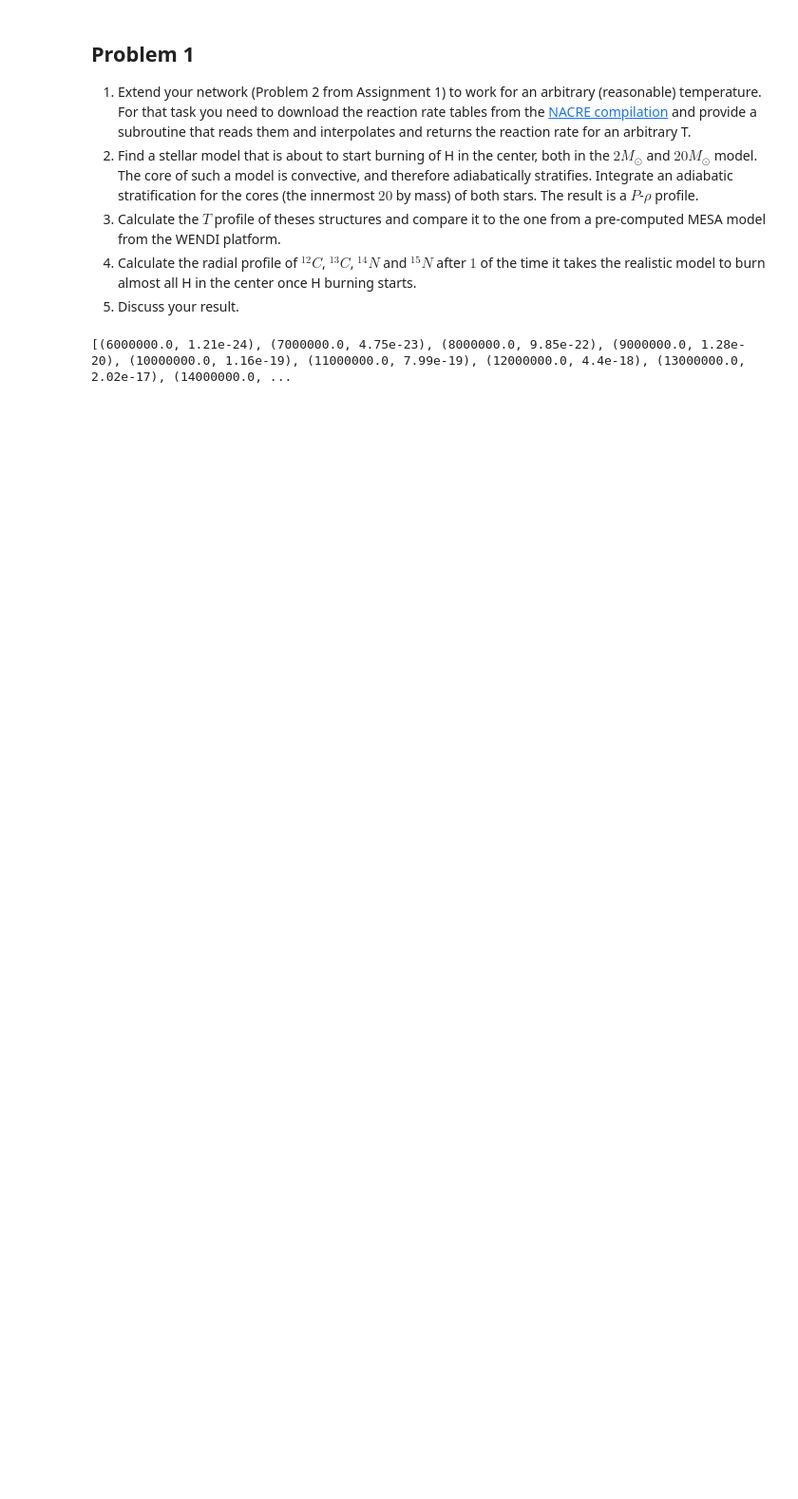
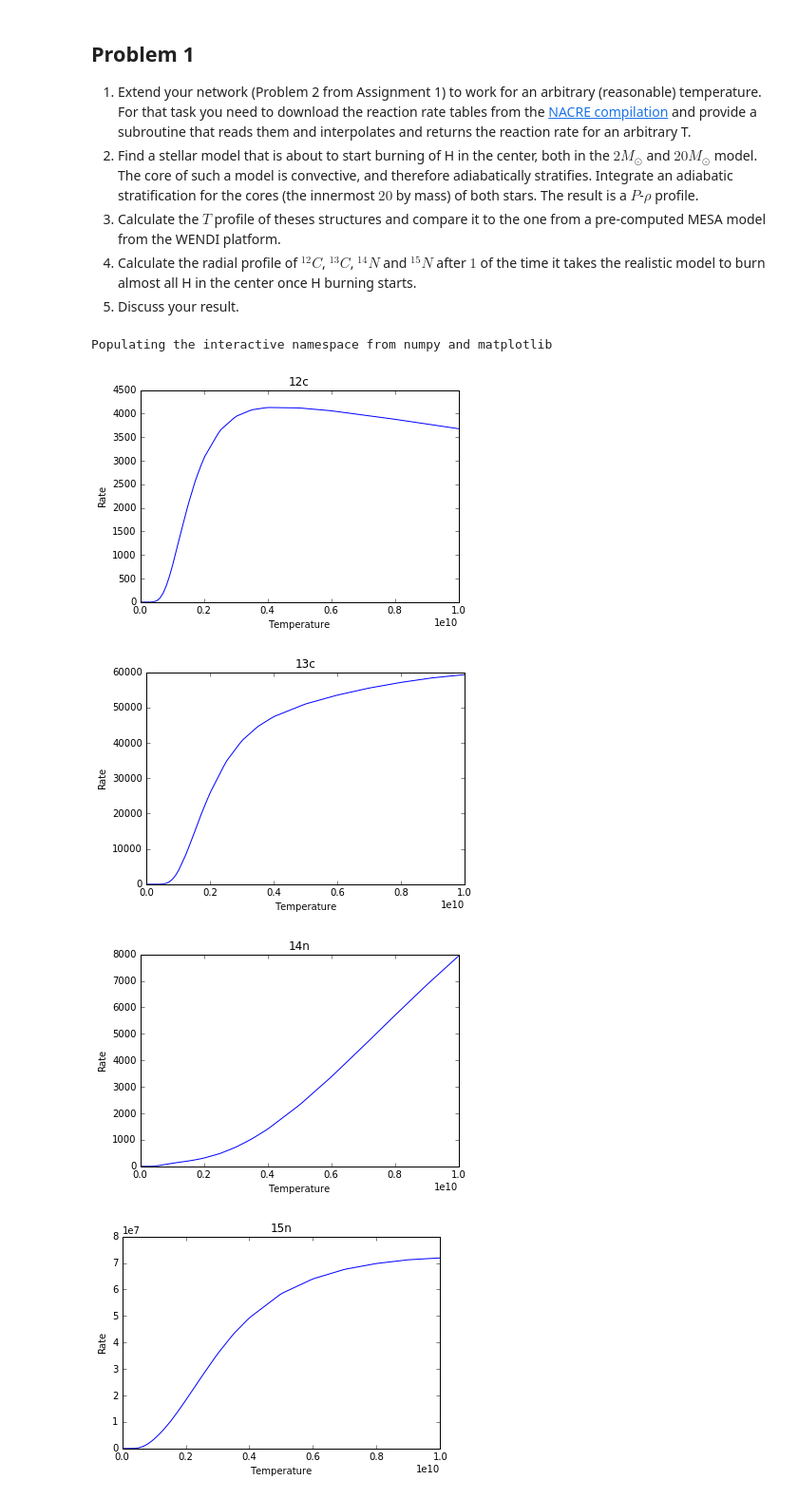
Before and after one commit to Hoverbear/PHYS-248, a Jupyter notebook: Assignment_04/A4P1.ipynb, the cells around one changed output. Shown: that part at 95% size. Drawn from its saved outputs; the diff is of its cells as text; code cells hidden in the pictures; blank space fills up the shorter version.

Commit message:
get_rates() is finished

```diff
--- a/Assignment_04/A4P1.ipynb
+++ b/Assignment_04/A4P1.ipynb
@@ -7,29 +7,48 @@
 4. Calculate the radial profile of $^{12}C$, $^{13}C$, $^{14}N$ and $^{15}N$ after $1%$ of the time it takes the realistic model to burn almost all H in the center once H burning starts.
 5. Discuss your result.
 # %%
-def interp(element, temperature):
+% pylab inline
+def get_rates(element, temperatures, plot=False):
     """
     Reads reaction rates from NACRE and interpolates for a given temperature.
 
     Inputs:
-        - element: One of "12c", "13c", "14n", "15n"
-        - temperature
+        - element: One of "12c", "13c", "14n", "15n".
+        - temperature: The temperature for which the rate is desired. Should be between (1e9 * 0.008) and (1e9 * 10.0).
+
+    Output:
+        - The rate.
+    Note: Some elements support lower temperatures as well, see NACRE charts.
     """
     # Safety tests.
-    assert len(element) == 3
-    assert int(element[:2]) # Throws an error if it doesn't start with a number.
-    assert temperature > (1e9 * 0.006), "Too cold, must be hotter than 1e9 * 0.006."
-    assert temperature < (1e9 * 10.0), "Too hot, must be cooler than 1e9 * 10.0."
+    assert len(element) == 3, "Element should be one of '12c', '13c', '14n', '15n'."
+    assert int(element[:2]), "Element should be one of '12c', '13c', '14n', '15n'."
+    assert len(temperatures) >= 1, "Include a temperature."
     # Open and handle the file.
     from glob import glob
     file = glob("elements/" + str(element) + "*.dat")[0]
     # Parse data.
     rows = [x.strip().split()[:2] for x in open(file).read().split("\n")][1:]
-    data = [(float(temp) * 1e9, float(rate)) for temp, rate in rows]
+    temps,rates = zip(*[(float(temp) * 1e9, float(rate)) for temp, rate in rows])
     # Figure out interpolated rate.
-    print(data)
+    from scipy.interpolate import interp1d
+    interpolated_function = interp1d(temps, rates)
+    return interpolated_function(temperatures)
 
 
-interp("12c", 1e9)
+from numpy import linspace
+from matplotlib.pyplot import plot
+demo_temperatures = linspace(1e9 * 0.008, 1e9 * 10.0, num=100)
+for element in ["12c", "13c", "14n", "15n"]:
+    interpolated_rates = get_rates(element, demo_temperatures)
+    title(element)
+    xlabel("Temperature")
+    ylabel("Rate")
+    plot(demo_temperatures, interpolated_rates)
+    show()
 # %% [output]
-[(6000000.0, 1.21e-24), (7000000.0, 4.75e-23), (8000000.0, 9.85e-22), (9000000.0, 1.28e-20), (10000000.0, 1.16e-19), (11000000.0, 7.99e-19), (12000000.0, 4.4e-18), (13000000.0, 2.02e-17), (14000000.0, ...
+Populating the interactive namespace from numpy and matplotlib
+[figure, added]
+[figure, added]
+[figure, added]
+[figure, added]
```
